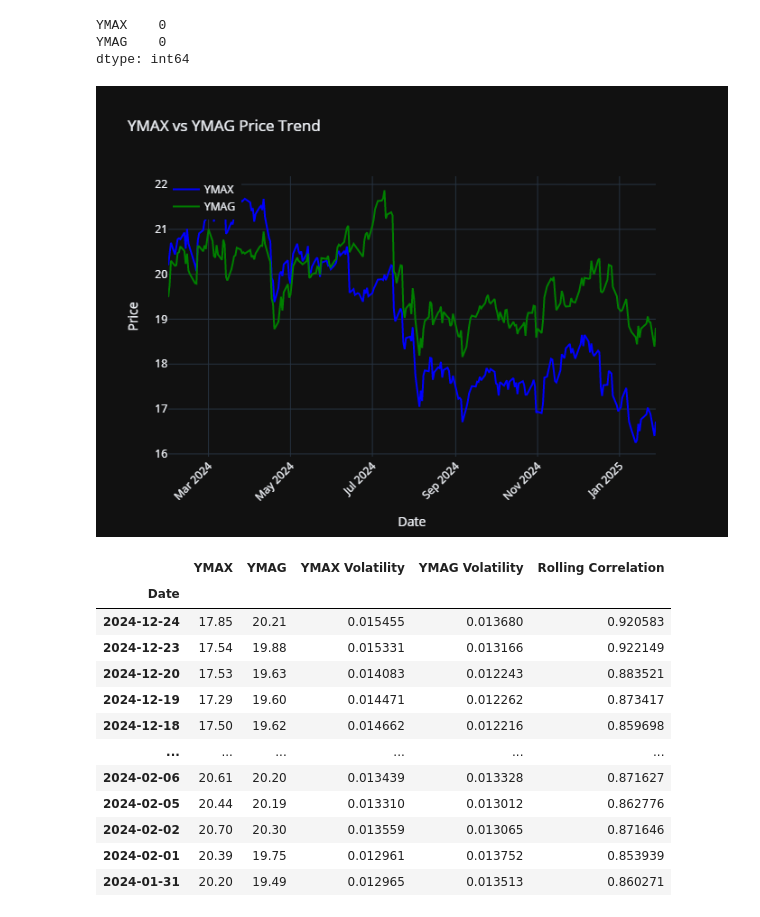
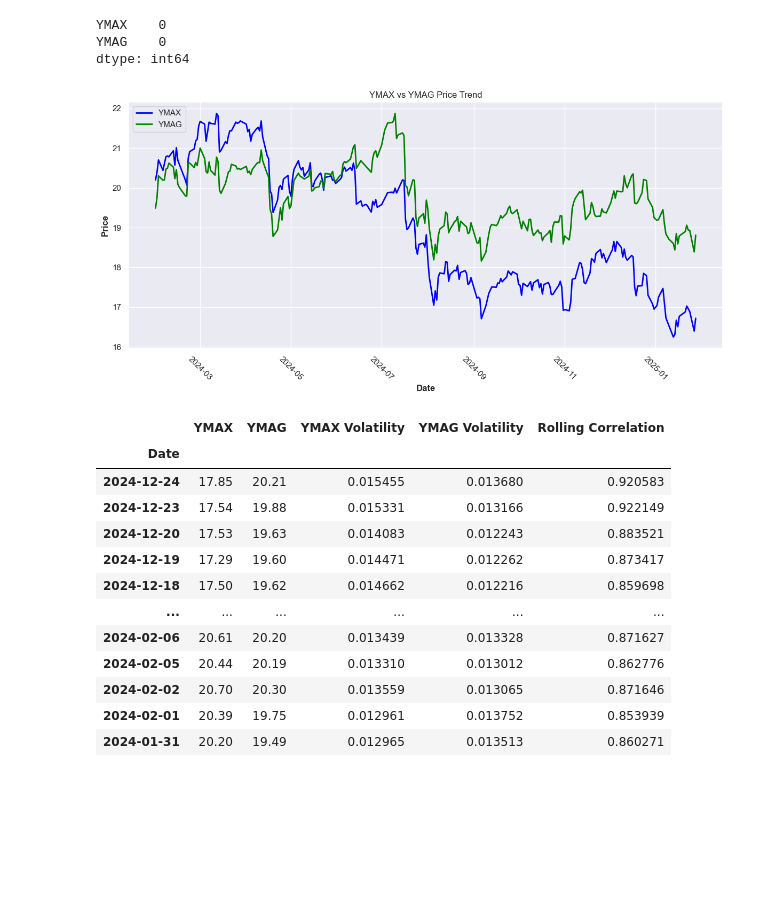
Before and after one commit to BensonMunene/Ratios-Strategy-App, a Jupyter notebook: Codes/Backtester Algorithm1.ipynb, the cells around one changed output. Cells and saved outputs as stored; diff of their text form; code cells hidden in the pictures; blank space fills up the shorter version.

```diff
--- a/Codes/Backtester Algorithm1.ipynb
+++ b/Codes/Backtester Algorithm1.ipynb
@@ -254,12 +189,38 @@ fig.update_layout(
-# %%
-# Save figures as PNG images and import
-fig.write_image("YMAX vs YMAG Price Trend.png")
-YMAX_YMAG_Price = Image.open("YMAX vs YMAG Price Trend.png")
-
-# Display images in the notebook
-display.display(YMAX_YMAG_Price)
-# %% [output]
-[figure, removed]
+# %%
+
+# Optional: Set a dark theme (similar to Plotly's dark mode)
+sns.set_theme(style="darkgrid")  # You can remove this if you prefer the default style
+
+# Ensure the DataFrame index is in datetime format
+YMAX_YMAG_df.index = pd.to_datetime(YMAX_YMAG_df.index)
+
+# Create the figure and axis
+plt.figure(figsize=(12, 6))
+
+# Plot the YMAX line (blue)
+plt.plot(YMAX_YMAG_df.index, YMAX_YMAG_df["YMAX"], color="blue", label="YMAX", linewidth=2)
+
+# Plot the YMAG line (green)
+plt.plot(YMAX_YMAG_df.index, YMAX_YMAG_df["YMAG"], color="green", label="YMAG", linewidth=2)
+
+# Set title and axis labels
+plt.title("YMAX vs YMAG Price Trend")
+plt.xlabel("Date")
+plt.ylabel("Price")
+
+# Rotate x-axis labels for better readability
+plt.xticks(rotation=-45)
+
+# Place the legend at the top-left
+plt.legend(loc="upper left")
+
+# Adjust layout for a neat appearance
+plt.tight_layout()
+
+# Show the plot
+plt.show()
+# %% [output]
+[figure, added]
 # %%
 # Define rolling window size (e.g., 20 days)
 window_size = 21
```
Also changed, not shown: parts of 23 cells of this notebook, 2 other files.
